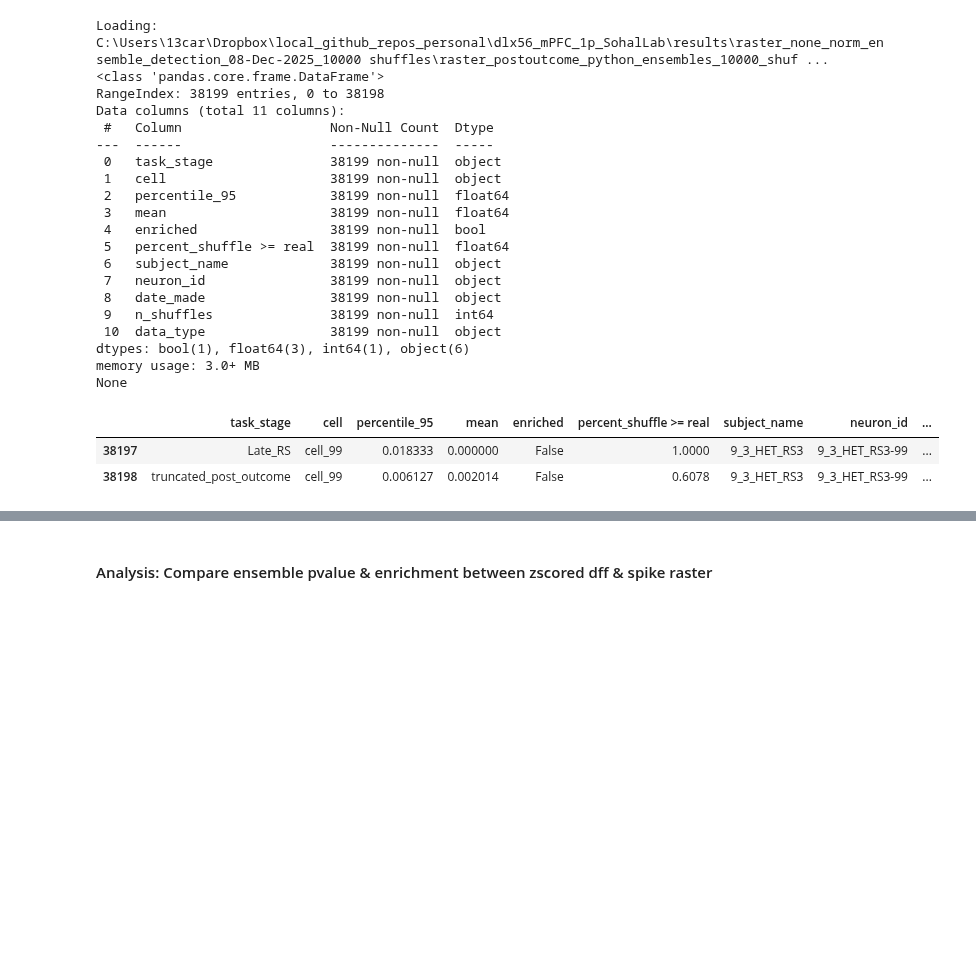
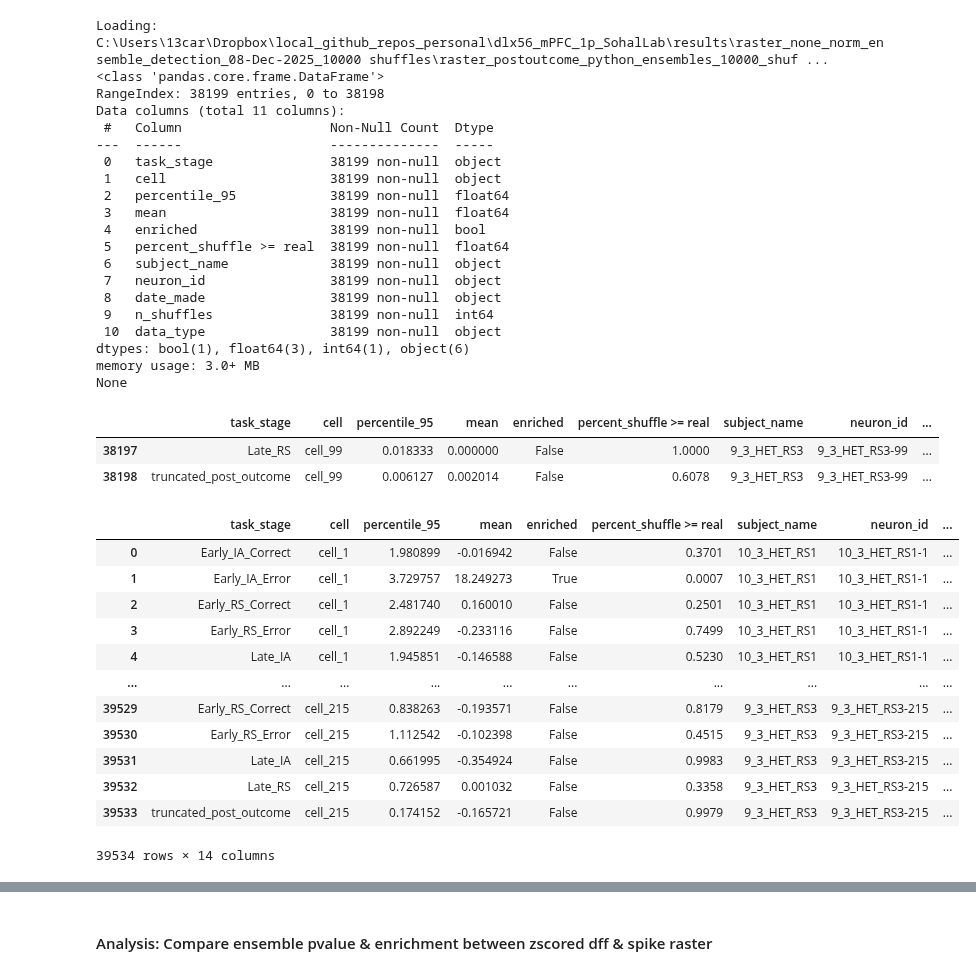
Before and after one commit to cjohnsoncruz/dlx56_mPFC_1p_SohalLab, a Jupyter notebook: code/revisions_Sup Fig1_ensemble_stability_test_v1.ipynb, the cells around one changed output, grey strips where cells are left out. Drawn from its saved outputs; the diff is of its cells as text; code cells hidden in the pictures; blank space fills up the shorter version.

```diff
--- a/code/revisions_Sup Fig1_ensemble_stability_test_v1.ipynb
+++ b/code/revisions_Sup Fig1_ensemble_stability_test_v1.ipynb
@@ -521,0 +523,16 @@ ensemble_pvals_by_datatype['dff'] = ensembles_by_datatype['dff'].pivot_table(ind
+# %%
+ensembles_by_datatype[d]
+# %% [output]
+|  | task_stage | cell | percentile_95 | mean | enriched | percent_shuffle >= real | subject_name | neuron_id | ... |
+| 0 | Early_IA_Correct | cell_1 | 1.980899 | -0.016942 | False | 0.3701 | 10_3_HET_RS1 | 10_3_HET_RS1-1 | ... |
+| 1 | Early_IA_Error | cell_1 | 3.729757 | 18.249273 | True | 0.0007 | 10_3_HET_RS1 | 10_3_HET_RS1-1 | ... |
+| 2 | Early_RS_Correct | cell_1 | 2.481740 | 0.160010 | False | 0.2501 | 10_3_HET_RS1 | 10_3_HET_RS1-1 | ... |
+| 3 | Early_RS_Error | cell_1 | 2.892249 | -0.233116 | False | 0.7499 | 10_3_HET_RS1 | 10_3_HET_RS1-1 | ... |
+| 4 | Late_IA | cell_1 | 1.945851 | -0.146588 | False | 0.5230 | 10_3_HET_RS1 | 10_3_HET_RS1-1 | ... |
+| ... | ... | ... | ... | ... | ... | ... | ... | ... | ... |
+| 39529 | Early_RS_Correct | cell_215 | 0.838263 | -0.193571 | False | 0.8179 | 9_3_HET_RS3 | 9_3_HET_RS3-215 | ... |
+| 39530 | Early_RS_Error | cell_215 | 1.112542 | -0.102398 | False | 0.4515 | 9_3_HET_RS3 | 9_3_HET_RS3-215 | ... |
+| 39531 | Late_IA | cell_215 | 0.661995 | -0.354924 | False | 0.9983 | 9_3_HET_RS3 | 9_3_HET_RS3-215 | ... |
+| 39532 | Late_RS | cell_215 | 0.726587 | 0.001032 | False | 0.3358 | 9_3_HET_RS3 | 9_3_HET_RS3-215 | ... |
+| 39533 | truncated_post_outcome | cell_215 | 0.174152 | -0.165721 | False | 0.9979 | 9_3_HET_RS3 | 9_3_HET_RS3-215 | ... |
+39534 rows × 14 columns
```
Also changed, not shown: parts of 18 cells of this notebook.
